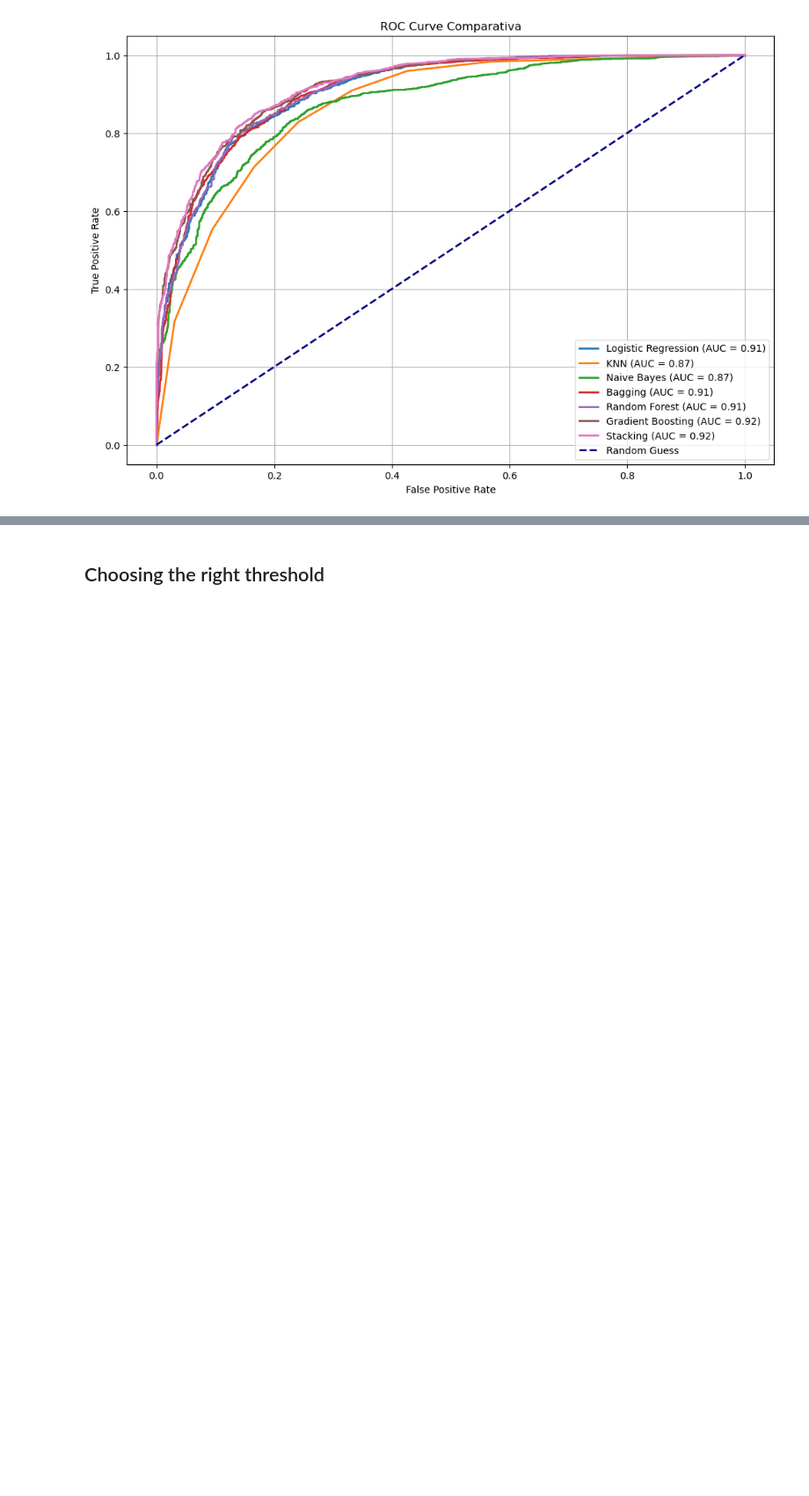
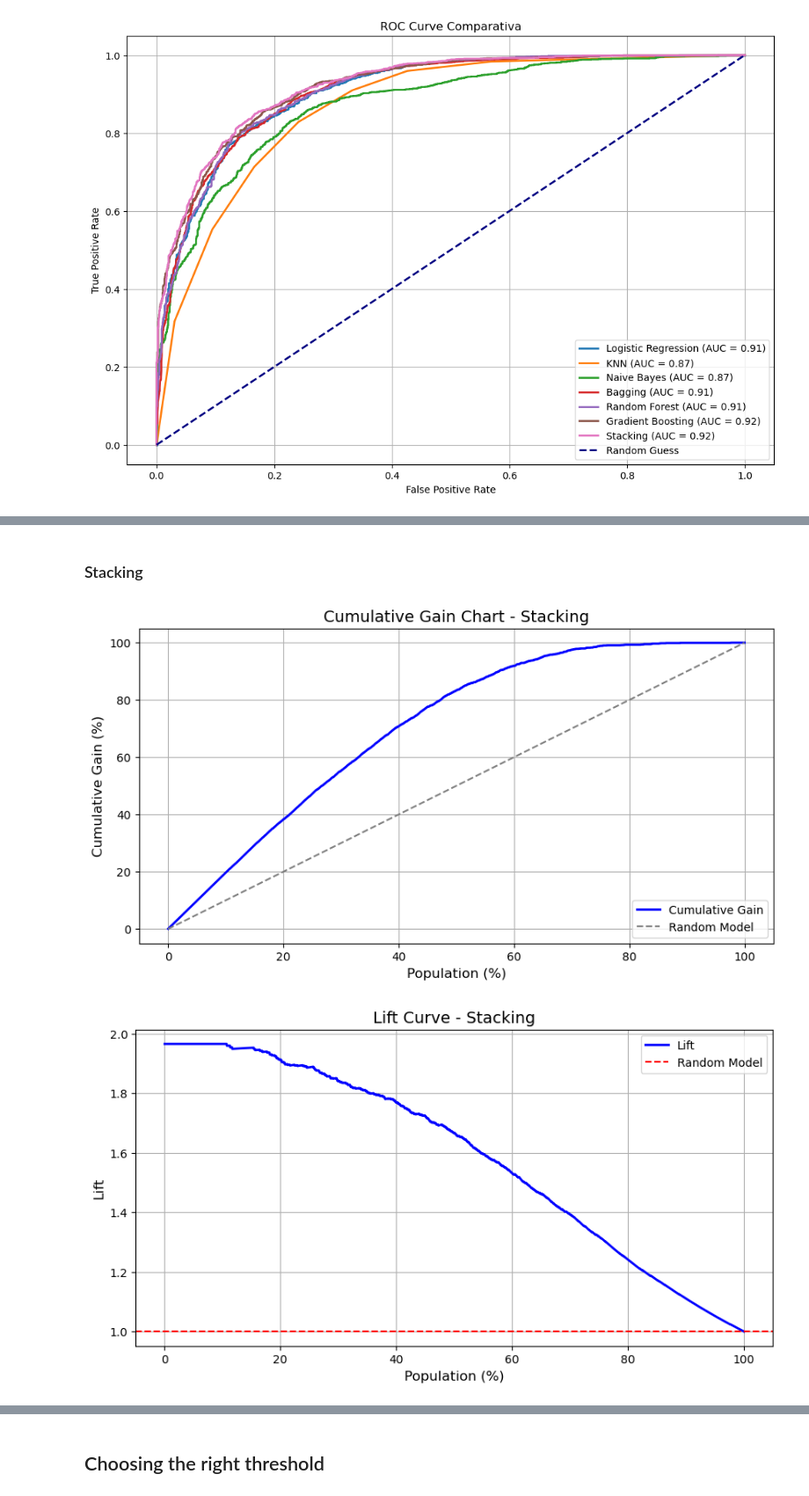
Before and after one commit to keitaVigano/income_classification, a Jupyter notebook: notebook/modeling_undersampling.ipynb, the cells around one changed output, grey strips where cells are left out. Shown at 88% size. Drawn from its saved outputs; the diff is of its cells as text; code cells hidden in the pictures; blank space fills up the shorter version.

```diff
--- a/notebook/modeling_undersampling.ipynb
+++ b/notebook/modeling_undersampling.ipynb
@@ -650,0 +702,8 @@ plot_roc_curve(test_labels, y_probs, model_names)
+# %% [markdown]
+### Stacking
+# %%
+y_scores_stacking = stacking_pipeline.predict_proba(test_features)[:, 1]
+plot_cumulative_gain_and_lift(test_labels, y_scores_stacking, model_name="Stacking")
+# %% [output]
+[figure, added]
+[figure, added]
```
Also changed, not shown: parts of 14 cells of this notebook, 2 other files.
